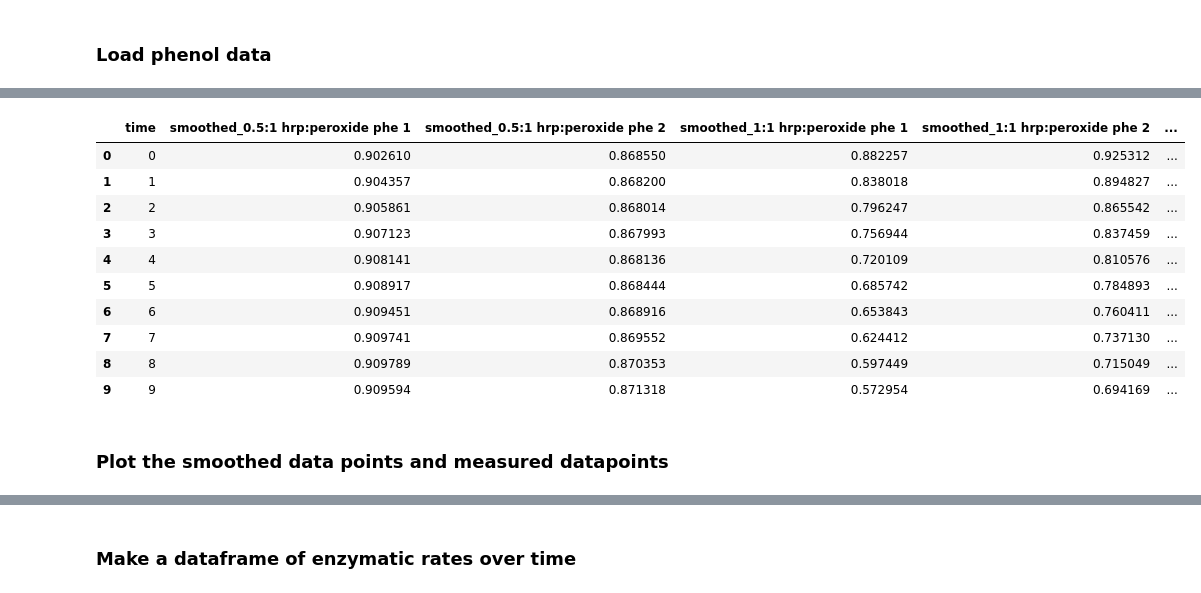
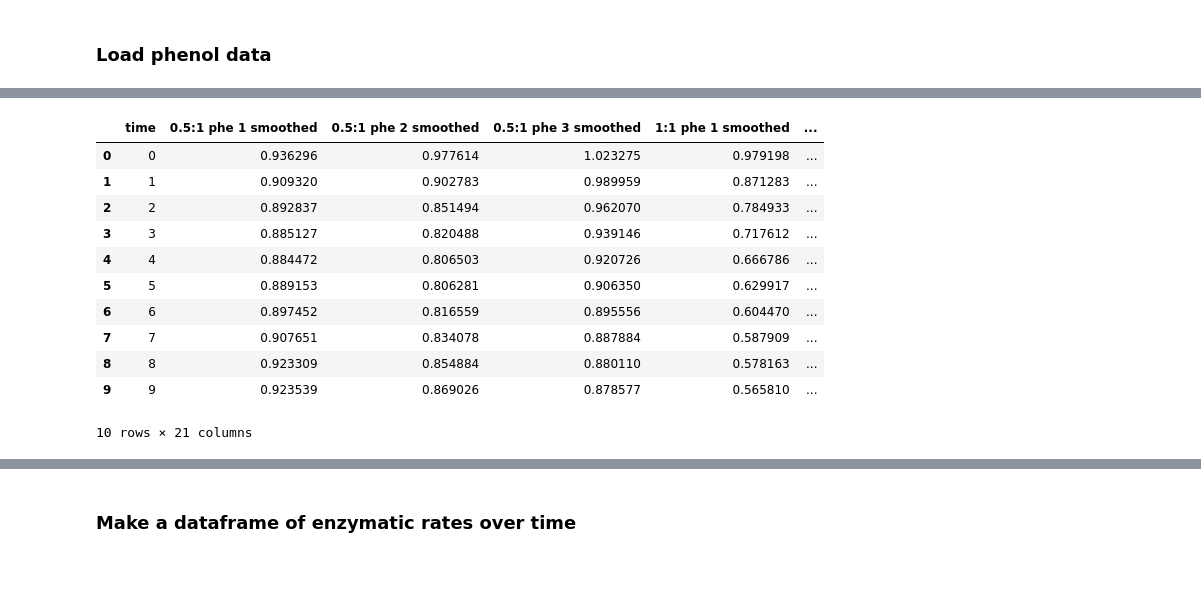
Before and after one commit to UH-MBBE/hrp_modelling, a Jupyter notebook: notebooks/A_mm_fitting.ipynb, the cells around one changed output, grey strips where cells are left out. Cells and saved outputs as stored; diff of their text form; code cells hidden in the pictures.

Commit message:
made michaelis menton fitting plots

```diff
--- a/notebooks/A_mm_fitting.ipynb
+++ b/notebooks/A_mm_fitting.ipynb
@@ -12,7 +18,7 @@ import numpy as np
 # %% [markdown]
 ### Load phenol data
 # %%
-phenol_hrp_to_peroxide_ratio_df = pd.read_csv('../data/phenol_hrp_to_peroxide_ratio.csv')
+peroxide_ratio_df = pd.read_csv('../data/phenol_bpa_hrp_to_peroxide_ratio.csv')
 
-phenol_hrp_to_peroxide_ratio_df
+peroxide_ratio_df
 # %% [output]
@@ -31,46 +38,47 @@ phenol_hrp_to_peroxide_ratio_df
 # %%
 # Create new time points from 0 to 90 minutes (1-minute intervals)
 new_time_points = np.arange(0, 91, 1)
 
 # Create an empty DataFrame for the new interpolated and smoothed data
 interpolated_df = pd.DataFrame({'time': new_time_points})
 
 # Produce a linear interpolation of each column
-for col in phenol_hrp_to_peroxide_ratio_df.columns[1:]:
+for col in peroxide_ratio_df.columns[1:]:
 
     # first create linear interpolations between measured time points
     interpolation_func = interp1d(
-        phenol_hrp_to_peroxide_ratio_df['time'],
-        phenol_hrp_to_peroxide_ratio_df[col],
+        peroxide_ratio_df['time'],
+        peroxide_ratio_df[col],
         kind='linear',
         fill_value="extrapolate"
     )
     interpolated_values = interpolation_func(new_time_points)
     interpolated_df[col] = interpolated_values
 
 # Apply the Savitzky-Golay filter to smooth the interpolated data
 smoothed_df = pd.DataFrame({'time': new_time_points})
 
 # Define the window length and polynomial order
-window_length = 25  # Should be odd and larger for smoother curves
-poly_order = 2
+window_length = 15  # Should be odd and larger for smoother curves
+poly_order = 3
 
 for col in interpolated_df.columns[1:]:
+    first_val = interpolated_df[col].values[0]
+    # smoothed_values = savgol_filter(interpolated_df[col], window_length, poly_order, mode='constant', cval=first_val)
     smoothed_values = savgol_filter(interpolated_df[col], window_length, poly_order)
-    smoothed_df[f'smoothed_{col}'] = smoothed_values
+    smoothed_df[f'{col} smoothed'] = smoothed_values
 
 smoothed_df.head(10)
 # %% [output]
-|  | time | smoothed_0.5:1 hrp:peroxide phe 1 | smoothed_0.5:1 hrp:peroxide phe 2 | smoothed_1:1 hrp:peroxide phe 1 | smoothed_1:1 hrp:peroxide phe 2 | ... |
-| 0 | 0 | 0.902610 | 0.868550 | 0.882257 | 0.925312 | ... |
-| 1 | 1 | 0.904357 | 0.868200 | 0.838018 | 0.894827 | ... |
-| 2 | 2 | 0.905861 | 0.868014 | 0.796247 | 0.865542 | ... |
-| 3 | 3 | 0.907123 | 0.867993 | 0.756944 | 0.837459 | ... |
-| 4 | 4 | 0.908141 | 0.868136 | 0.720109 | 0.810576 | ... |
-| 5 | 5 | 0.908917 | 0.868444 | 0.685742 | 0.784893 | ... |
-| 6 | 6 | 0.909451 | 0.868916 | 0.653843 | 0.760411 | ... |
-| 7 | 7 | 0.909741 | 0.869552 | 0.624412 | 0.737130 | ... |
-| 8 | 8 | 0.909789 | 0.870353 | 0.597449 | 0.715049 | ... |
-| 9 | 9 | 0.909594 | 0.871318 | 0.572954 | 0.694169 | ... |
+|  | time | 0.5:1 phe 1 smoothed | 0.5:1 phe 2 smoothed | 0.5:1 phe 3 smoothed | 1:1 phe 1 smoothed | ... |
+| 0 | 0 | 0.936296 | 0.977614 | 1.023275 | 0.979198 | ... |
+| 1 | 1 | 0.909320 | 0.902783 | 0.989959 | 0.871283 | ... |
+| 2 | 2 | 0.892837 | 0.851494 | 0.962070 | 0.784933 | ... |
+| 3 | 3 | 0.885127 | 0.820488 | 0.939146 | 0.717612 | ... |
+| 4 | 4 | 0.884472 | 0.806503 | 0.920726 | 0.666786 | ... |
+| 5 | 5 | 0.889153 | 0.806281 | 0.906350 | 0.629917 | ... |
+| 6 | 6 | 0.897452 | 0.816559 | 0.895556 | 0.604470 | ... |
+| 7 | 7 | 0.907651 | 0.834078 | 0.887884 | 0.587909 | ... |
+| 8 | 8 | 0.923309 | 0.854884 | 0.880110 | 0.578163 | ... |
+| 9 | 9 | 0.923539 | 0.869026 | 0.878577 | 0.565810 | ... |
+10 rows × 21 columns
-# %% [markdown]
-### Plot the smoothed data points and measured datapoints
```
Also changed, not shown: parts of 19 cells of this notebook, 4 other files.
